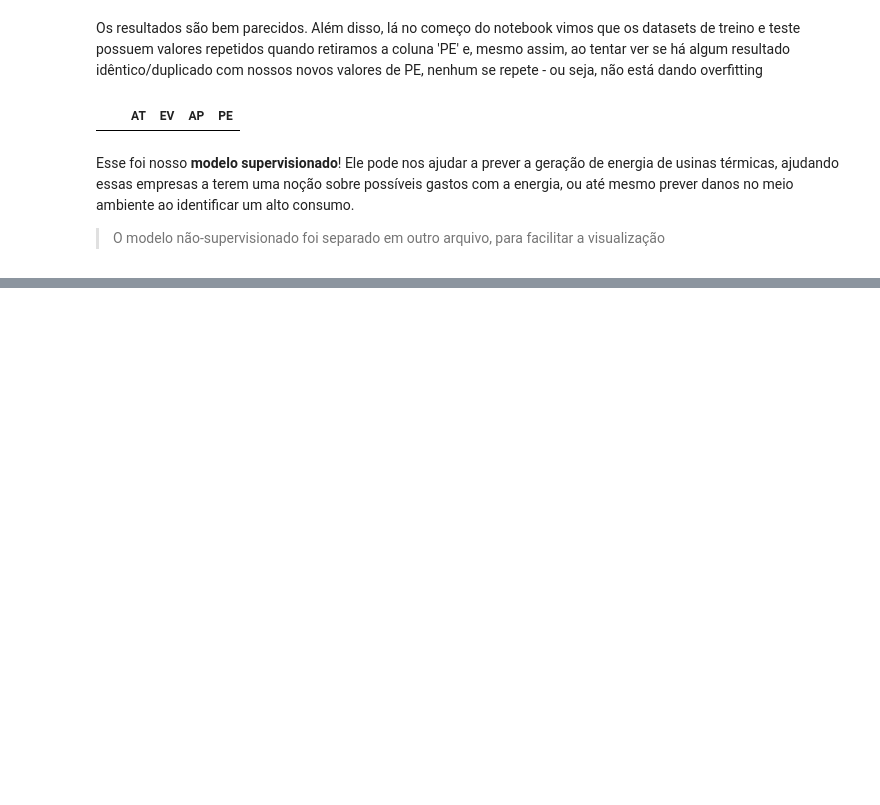
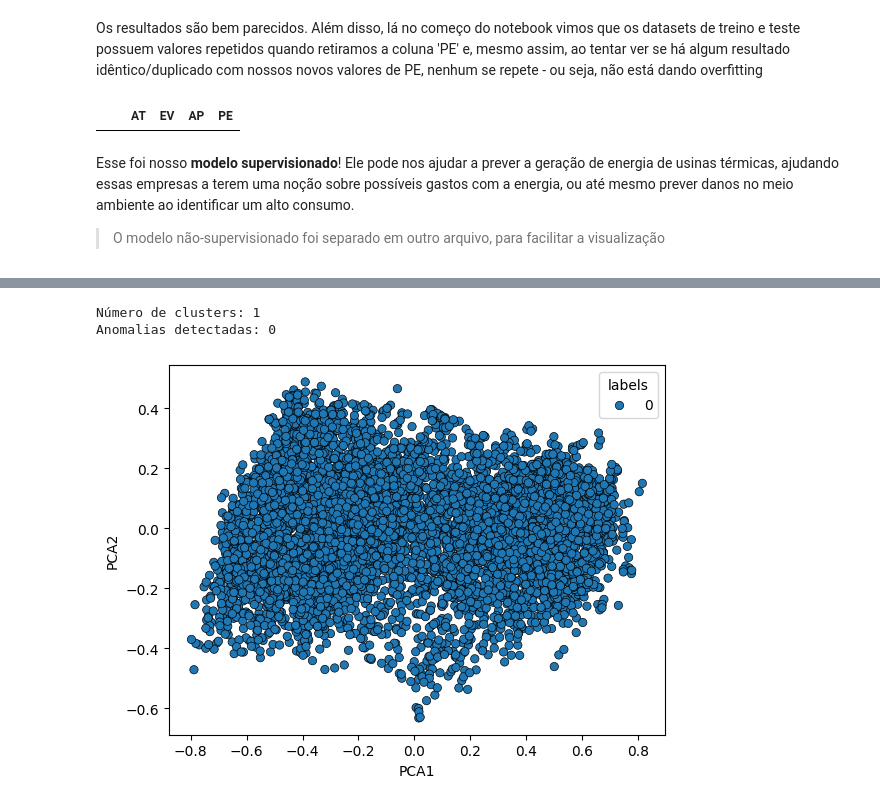
Before and after one commit to Matheus-Chaves/santander-coders-ml2, a Jupyter notebook: supervised_model.ipynb, the cells around one changed output, grey strips where cells are left out. Drawn from its saved outputs; the diff is of its cells as text; code cells hidden in the pictures; blank space fills up the shorter version.

Commit message:
feat: add dbscan

```diff
--- a/supervised_model.ipynb
+++ b/supervised_model.ipynb
@@ -761,0 +770,3 @@ Esse foi nosso **modelo supervisionado**! Ele pode nos ajudar a prever a geraç
+# %%
+energy_train_data = pd.read_csv(join('data','Training_set_ccpp.csv')).drop_duplicates()
+energy_train_data
@@ -761,0 +787,4 @@ Esse foi nosso **modelo supervisionado**! Ele pode nos ajudar a prever a geraç
+# %%
+scaler = MinMaxScaler()
+scaled_energy_train_data = scaler.fit_transform(energy_train_data)
+scaled_energy_train_data
@@ -761,0 +803,6 @@ Esse foi nosso **modelo supervisionado**! Ele pode nos ajudar a prever a geraç
+# %%
+from sklearn.decomposition import PCA
+
+pca = PCA(n_components=2)
+reduced_data = pca.fit_transform(scaled_energy_train_data)
+reduced_data
@@ -761,0 +817,34 @@ Esse foi nosso **modelo supervisionado**! Ele pode nos ajudar a prever a geraç
+# %%
+from sklearn.cluster import DBSCAN
+
+def plot_dbscan(data: np.ndarray, eps=0.5):
+    data = pd.DataFrame(data, columns=['PCA1', 'PCA2'])
+
+    dbscan = DBSCAN(eps=eps)
+    dbscan.fit(data)
+
+    data['labels'] = dbscan.labels_
+    print(f"Número de clusters: {data['labels'].nunique()}")
+
+    anomalies = data[data['labels'] == -1]
+    print(f"Anomalias detectadas: {len(anomalies)}")
+
+    if len(anomalies) > 0:
+        print("Exemplo de 10 anomalias:")
+        display(anomalies.head(10))
+
+    sns.scatterplot(
+        x='PCA1',
+        y='PCA2',
+        hue='labels',
+        palette='tab10',
+        data=data,
+        legend='full',
+        edgecolor='k'
+    )
+# %%
+plot_dbscan(reduced_data)
+# %% [output]
+Número de clusters: 1
+Anomalias detectadas: 0
+[figure, added]
```
Also changed, not shown: parts of 10 cells of this notebook.
